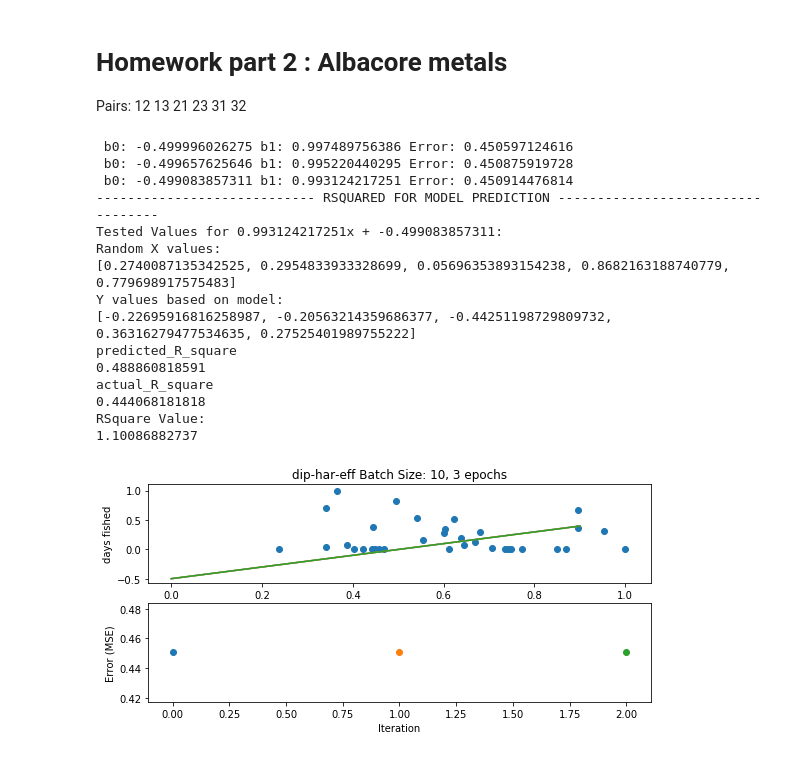
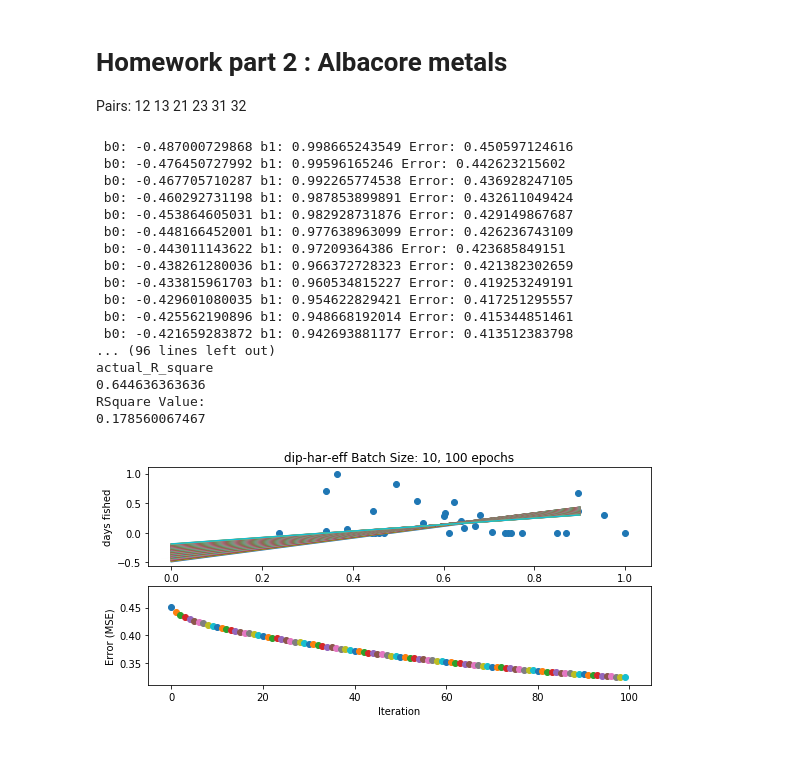
Before and after one commit to NguyenDa18/MachineLearning_HW1, a Jupyter notebook: HWpart2.ipynb, the cells around one changed output. Cells and saved outputs as stored; diff of their text form; code cells hidden in the pictures.

```diff
--- a/HWpart2.ipynb
+++ b/HWpart2.ipynb
@@ -95,7 +95,7 @@ def calcRSquared(actual, predicted):
 b1 = 1.0
 b0 = -0.5
 batchSize = 10
-epochs = 3
+epochs = 100
 
 learn = 0.2
 
@@ -127,44 +127,46 @@ for i in range(epochs):
     plt.plot (X_test, b1*X_test + b0)
     plt.pause(0.1)
 
 # Error Analysis with R Squared
 X_max = np.max(dataset_X).item()
 random_testing_vals = [random.uniform(0.0, X_max) for _ in range(5)]
 predicted = calc_predicted(b0,b1,random_testing_vals)
 print('---------------------------- RSQUARED FOR MODEL PREDICTION ----------------------------------')
 print('Tested Values for ' + str(b1) + 'x + ' + str(b0) + ': ')
 print('Random X values: ')
 print(list(random_testing_vals))
 
 print('Y values based on model: ')
 print(list(predicted))
 
 # Calculate R Squared
 print(calcRSquared(sample_Y, list(predicted)))
 
 plt.subplot(212)
 plt.xlabel('Iteration')
 plt.ylabel('Error (MSE)')
 
 # Plot for error loss
 for count, value in enumerate(batch_epoch_ERRORS):
     plt.scatter(count,value)
 
 plt.show()
 # %% [output]
- b0: -0.499996026275 b1: 0.997489756386 Error: 0.450597124616
- b0: -0.499657625646 b1: 0.995220440295 Error: 0.450875919728
- b0: -0.499083857311 b1: 0.993124217251 Error: 0.450914476814
----------------------------- RSQUARED FOR MODEL PREDICTION ----------------------------------
-Tested Values for 0.993124217251x + -0.499083857311:
-Random X values:
-[0.2740087135342525, 0.2954833933328699, 0.05696353893154238, 0.8682163188740779, 0.779698917575483]
-Y values based on model:
-[-0.22695916816258987, -0.20563214359686377, -0.44251198729809732, 0.36316279477534635, 0.27525401989755222]
-predicted_R_square
-0.488860818591
+ b0: -0.487000729868 b1: 0.998665243549 Error: 0.450597124616
+ b0: -0.476450727992 b1: 0.99596165246 Error: 0.442623215602
+ b0: -0.467705710287 b1: 0.992265774538 Error: 0.436928247105
+ b0: -0.460292731198 b1: 0.987853899891 Error: 0.432611049424
+ b0: -0.453864605031 b1: 0.982928731876 Error: 0.429149867687
+ b0: -0.448166452001 b1: 0.977638963099 Error: 0.426236743109
+ b0: -0.443011143622 b1: 0.97209364386 Error: 0.423685849151
+ b0: -0.438261280036 b1: 0.966372728323 Error: 0.421382302659
+ b0: -0.433815961703 b1: 0.960534815227 Error: 0.419253249191
+ b0: -0.429601080035 b1: 0.954622829421 Error: 0.417251295557
+ b0: -0.425562190896 b1: 0.948668192014 Error: 0.415344851461
+ b0: -0.421659283872 b1: 0.942693881177 Error: 0.413512383798
+... (96 lines left out)
 actual_R_square
-0.444068181818
+0.644636363636
 RSquare Value:
-1.10086882737
+0.178560067467
-[figure, old version]
+[figure, new version]
```
